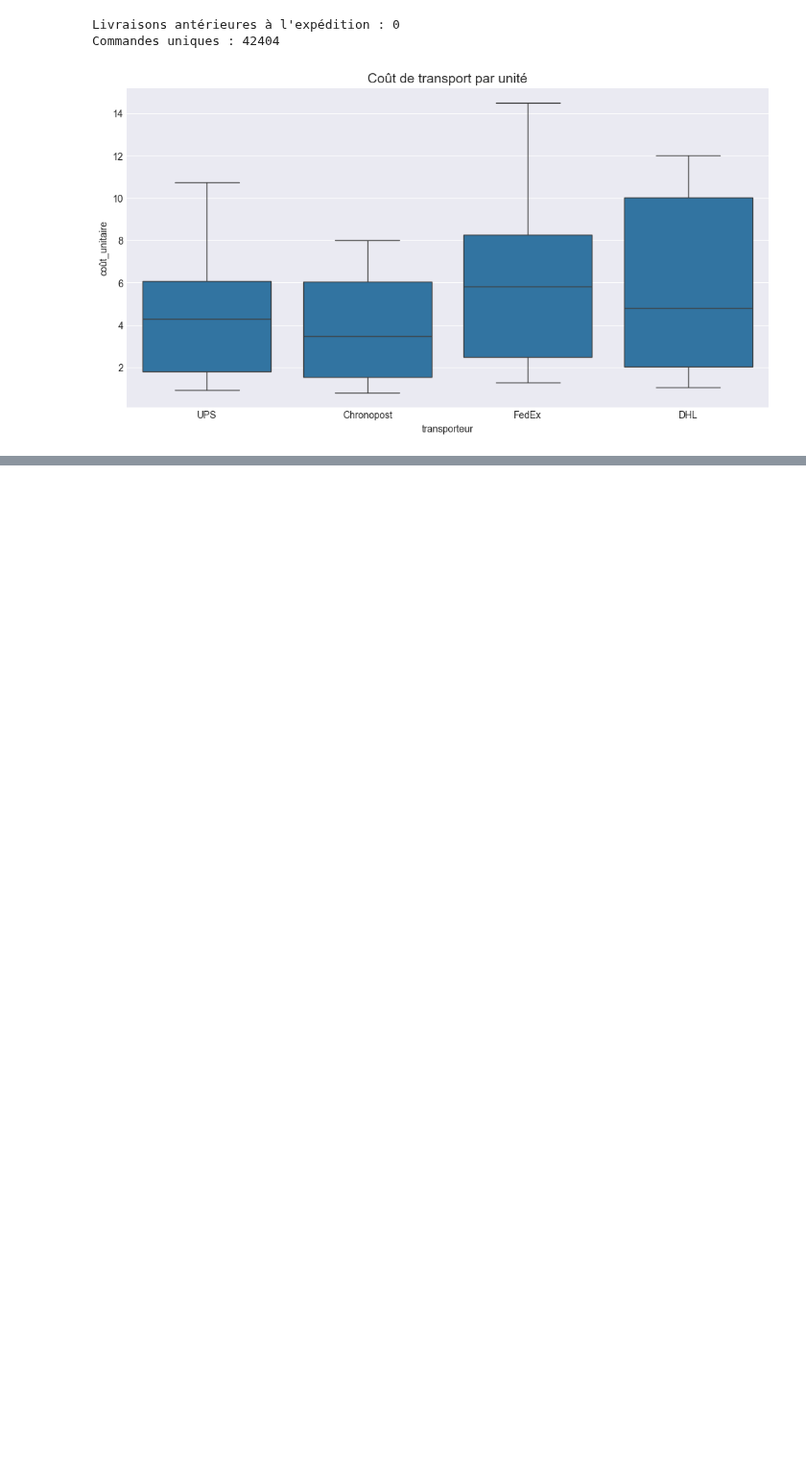
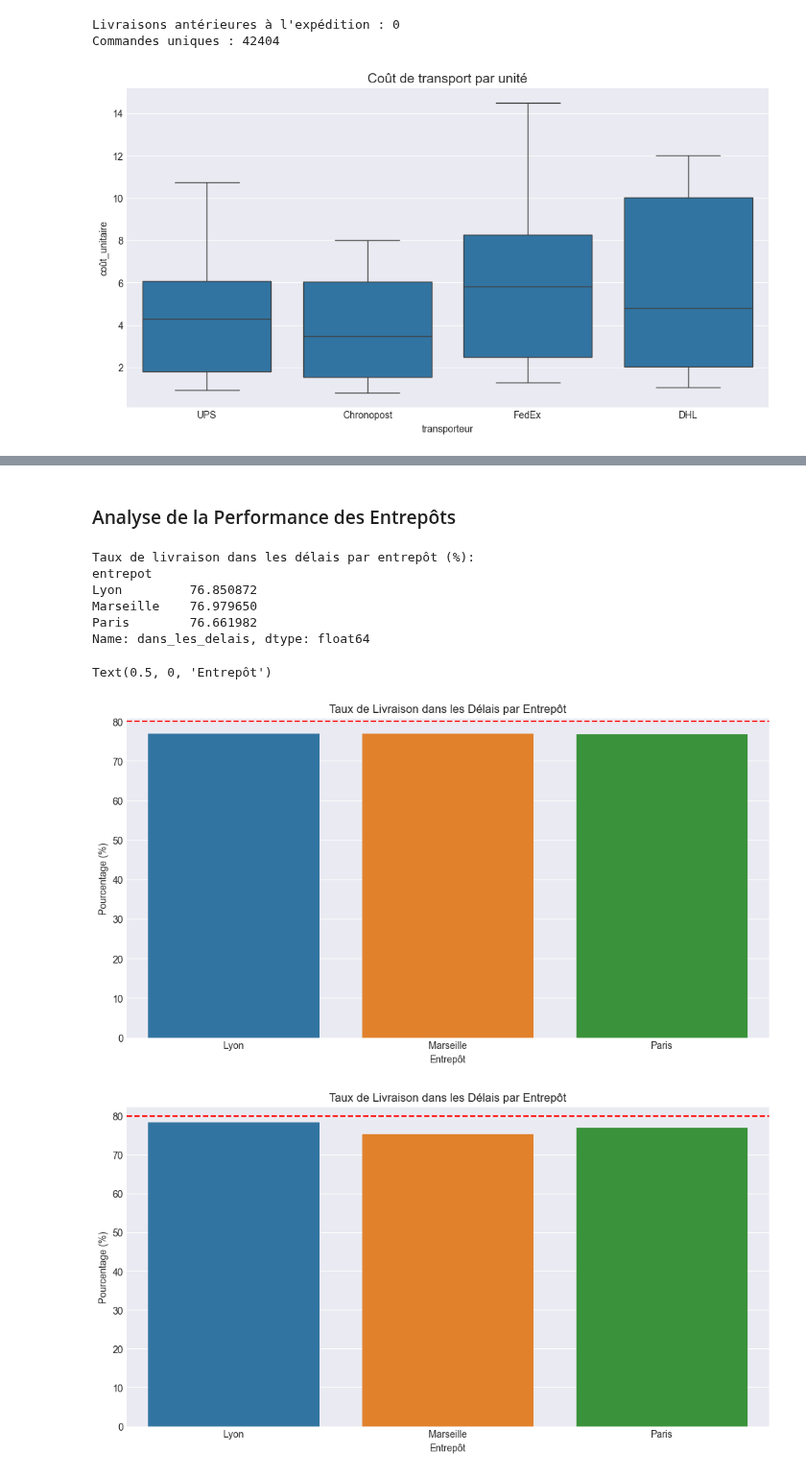
Before and after one commit to Fanaingamampiandra/Projet_Supply_chain, a Jupyter notebook: code/expeditionsV2.ipynb, the cells around one changed output, grey strips where cells are left out. Shown at 96% size. Saved outputs shown, nothing was run; the diff lists cells and outputs as text; code cells hidden in the pictures; blank space fills up the shorter version.

```diff
--- a/code/expeditionsV2.ipynb
+++ b/code/expeditionsV2.ipynb
@@ -223,2 +233,16 @@ plt.show()
 # %%
-## Every Thing
+
+
+# Chargement des données,ignorer la première ligne et renommer les colonnes
+
+df = pd.read_csv('../base/expeditionsV2.csv',
+            sep=';',
+            skiprows=1,header=None,
+            names=['expedition_id', 'commande_id', 'produit_id', 'quantite','entrepot', 'date_expedition', 'date_livraison','transporteur', 'cout', 'duree_livraison'])
+
+# Conversion des dates
+df['date_expedition'] = pd.to_datetime(df['date_expedition'])
+df['date_livraison'] = pd.to_datetime(df['date_livraison'])
+
+# Affichage des premières lignes, Statistiques descriptives et valeurs manquantes
+df.head(),df.describe(),df.isnull().sum()
@@ -224,0 +267,41 @@ plt.show()
+# %% [markdown]
+### Analyse de la Performance des Entrepôts
+# %%
+# Définition d'une livraison "dans les délais" (≤ 3 jours selon les standards du secteur)
+df['dans_les_delais'] = df['duree_livraison'] <= 4
+
+# Calcul du taux de livraison dans les délais par entrepôt
+taux_delais_entrepot = df.groupby('entrepot')['dans_les_delais'].mean() * 100
+print("Taux de livraison dans les délais par entrepôt (%):")
+print(taux_delais_entrepot)
+
+# Analyse des commandes volumineuses (15+ unités) par entrepôt
+df_fort_volume = df[df['quantite'] >= 15]
+volumes_par_entrepot = df_fort_volume.groupby('entrepot').size()
+taux_delais_fort_volume = df_fort_volume.groupby('entrepot')['dans_les_delais'].mean() * 100
+
+# Visualisation des performances
+plt.figure(figsize=(12, 6))
+sns.barplot(x=taux_delais_entrepot.index, y=taux_delais_entrepot.values,hue=taux_delais_entrepot.index)
+plt.axhline(y=80, color='r', linestyle='--', label='Objectif 80%')
+plt.title('Taux de Livraison dans les Délais par Entrepôt')
+plt.ylabel('Pourcentage (%)')
+plt.xlabel('Entrepôt')
+
+# Visualisation des performances
+plt.figure(figsize=(12, 6))
+sns.barplot(x=taux_delais_fort_volume.index, y=taux_delais_fort_volume.values, hue=taux_delais_fort_volume.index)
+plt.axhline(y=80, color='r', linestyle='--', label='Objectif 80%')
+plt.title('Taux de Livraison dans les Délais par Entrepôt')
+plt.ylabel('Pourcentage (%)')
+plt.xlabel('Entrepôt')
+# %% [output]
+Taux de livraison dans les délais par entrepôt (%):
+entrepot
+Lyon         76.850872
+Marseille    76.979650
+Paris        76.661982
+Name: dans_les_delais, dtype: float64
+Text(0.5, 0, 'Entrepôt')
+[figure, added]
+[figure, added]
```
Also changed, not shown: parts of 12 cells of this notebook, 4 other files.
